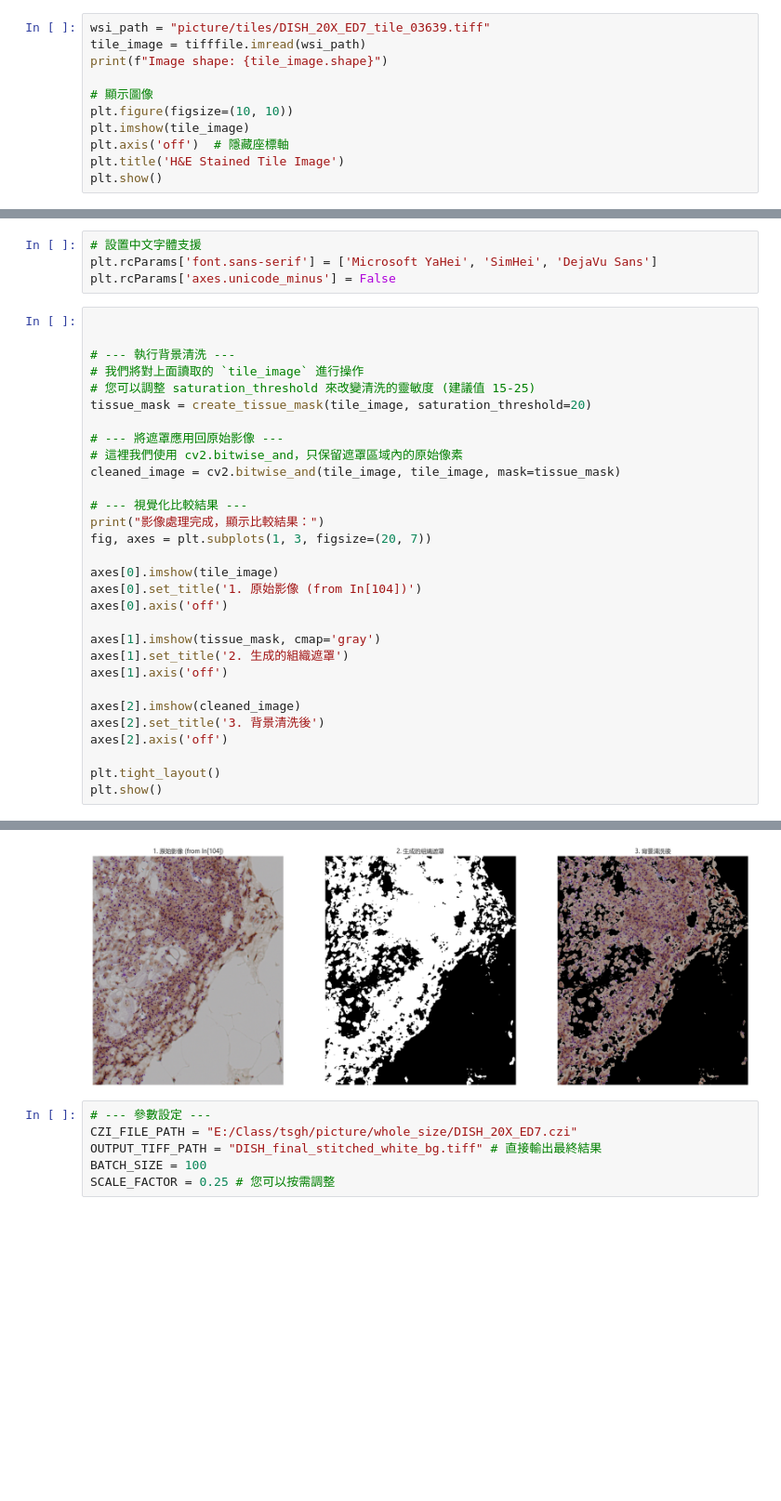
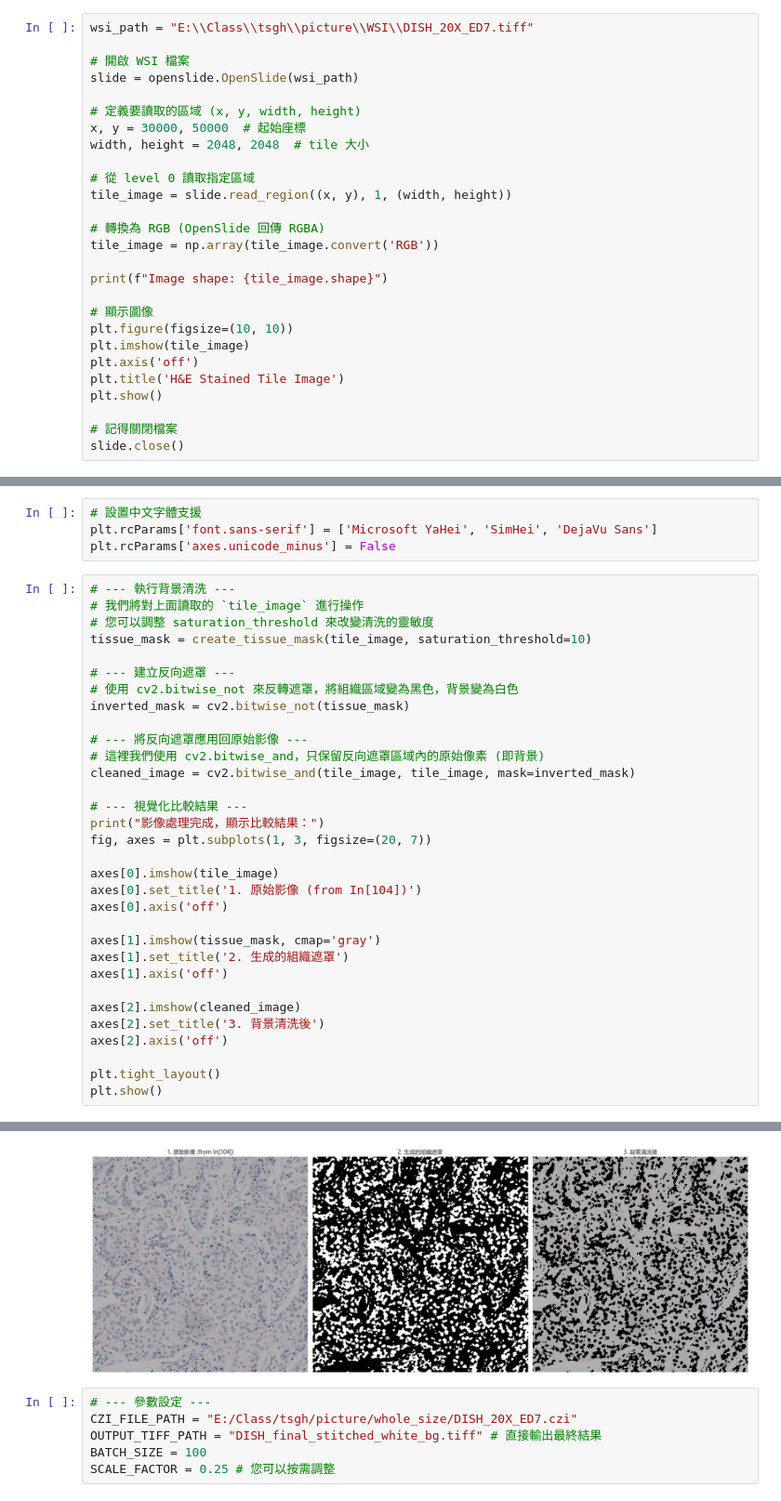
Before and after one commit to diadia0000/tsgh, a Jupyter notebook: DISH/color_wash.ipynb, the cells around one changed output, grey strips where cells are left out. Shown at 93% size. Saved outputs shown, nothing was run; the diff lists cells and outputs as text; blank space fills up the shorter version.

```diff
--- a/DISH/color_wash.ipynb
+++ b/DISH/color_wash.ipynb
@@ -11,14 +11,30 @@ import numpy as np
 import gc
 import pyvips
 # %%
-wsi_path = "picture/tiles/DISH_20X_ED7_tile_03639.tiff"
-tile_image = tifffile.imread(wsi_path)
+wsi_path = "E:\\Class\\tsgh\\picture\\WSI\\DISH_20X_ED7.tiff"
+
+# 開啟 WSI 檔案
+slide = openslide.OpenSlide(wsi_path)
+
+# 定義要讀取的區域 (x, y, width, height)
+x, y = 30000, 50000  # 起始座標
+width, height = 2048, 2048  # tile 大小
+
+# 從 level 0 讀取指定區域
+tile_image = slide.read_region((x, y), 1, (width, height))
+
+# 轉換為 RGB (OpenSlide 回傳 RGBA)
+tile_image = np.array(tile_image.convert('RGB'))
+
 print(f"Image shape: {tile_image.shape}")
 
 # 顯示圖像
 plt.figure(figsize=(10, 10))
 plt.imshow(tile_image)
-plt.axis('off')  # 隱藏座標軸
+plt.axis('off')
 plt.title('H&E Stained Tile Image')
 plt.show()
+
+# 記得關閉檔案
+slide.close()
 # %% [output]
@@ -149,38 +181,40 @@ def create_tissue_mask(rgb_image: np.ndarray, saturation_threshold: int = 20) ->
 plt.rcParams['font.sans-serif'] = ['Microsoft YaHei', 'SimHei', 'DejaVu Sans']
 plt.rcParams['axes.unicode_minus'] = False
 # %%
-
-
 # --- 執行背景清洗 ---
 # 我們將對上面讀取的 `tile_image` 進行操作
-# 您可以調整 saturation_threshold 來改變清洗的靈敏度 (建議值 15-25)
-tissue_mask = create_tissue_mask(tile_image, saturation_threshold=20)
+# 您可以調整 saturation_threshold 來改變清洗的靈敏度
+tissue_mask = create_tissue_mask(tile_image, saturation_threshold=10)
 
-# --- 將遮罩應用回原始影像 ---
-# 這裡我們使用 cv2.bitwise_and，只保留遮罩區域內的原始像素
-cleaned_image = cv2.bitwise_and(tile_image, tile_image, mask=tissue_mask)
+# --- 建立反向遮罩 ---
+# 使用 cv2.bitwise_not 來反轉遮罩，將組織區域變為黑色，背景變為白色
+inverted_mask = cv2.bitwise_not(tissue_mask)
+
+# --- 將反向遮罩應用回原始影像 ---
+# 這裡我們使用 cv2.bitwise_and，只保留反向遮罩區域內的原始像素 (即背景)
+cleaned_image = cv2.bitwise_and(tile_image, tile_image, mask=inverted_mask)
 
 # --- 視覺化比較結果 ---
 print("影像處理完成，顯示比較結果：")
 fig, axes = plt.subplots(1, 3, figsize=(20, 7))
 
 axes[0].imshow(tile_image)
 axes[0].set_title('1. 原始影像 (from In[104])')
 axes[0].axis('off')
 
 axes[1].imshow(tissue_mask, cmap='gray')
 axes[1].set_title('2. 生成的組織遮罩')
 axes[1].axis('off')
 
 axes[2].imshow(cleaned_image)
 axes[2].set_title('3. 背景清洗後')
 axes[2].axis('off')
 
 plt.tight_layout()
 plt.show()
 # %% [output]
 影像處理完成，顯示比較結果：
-[figure, old version]
+[figure, new version]
 # %%
 # --- 參數設定 ---
 CZI_FILE_PATH = "E:/Class/tsgh/picture/whole_size/DISH_20X_ED7.czi"
```
Also changed, not shown: parts of 8 cells of this notebook, 43 other files.
